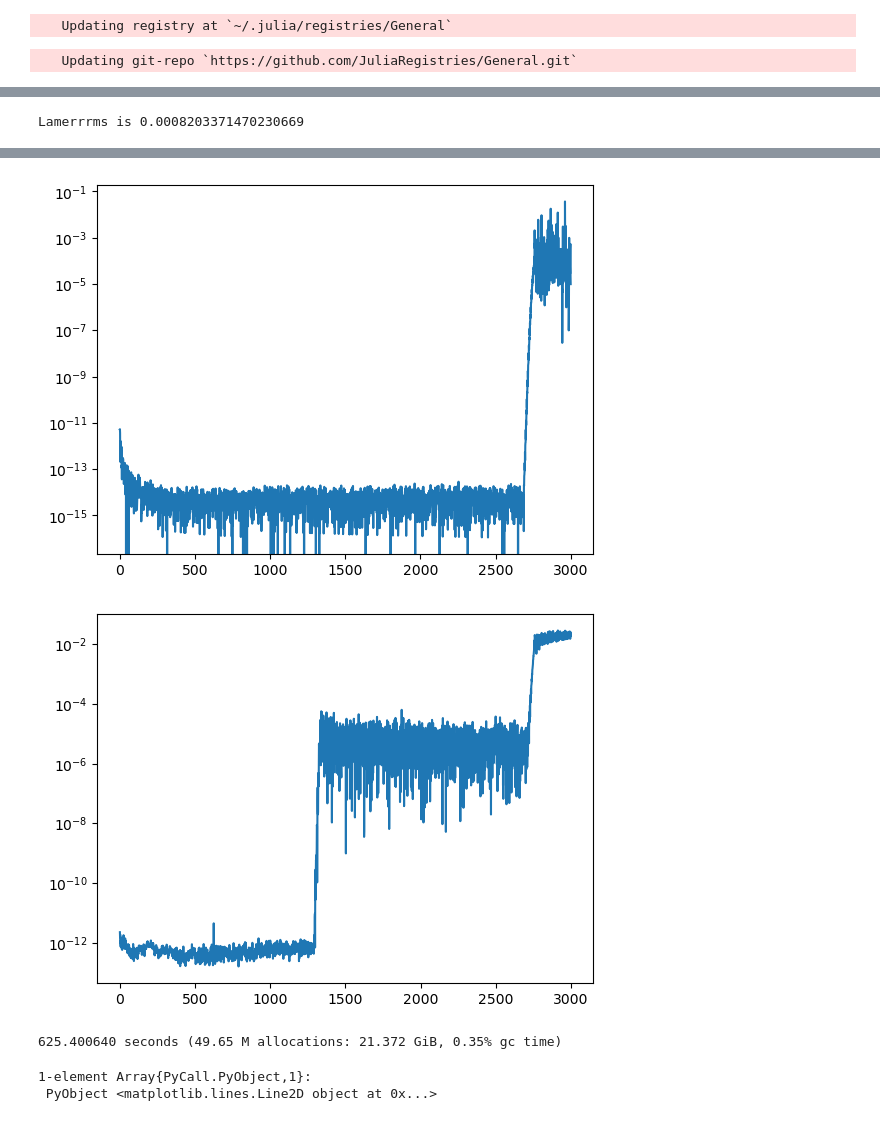
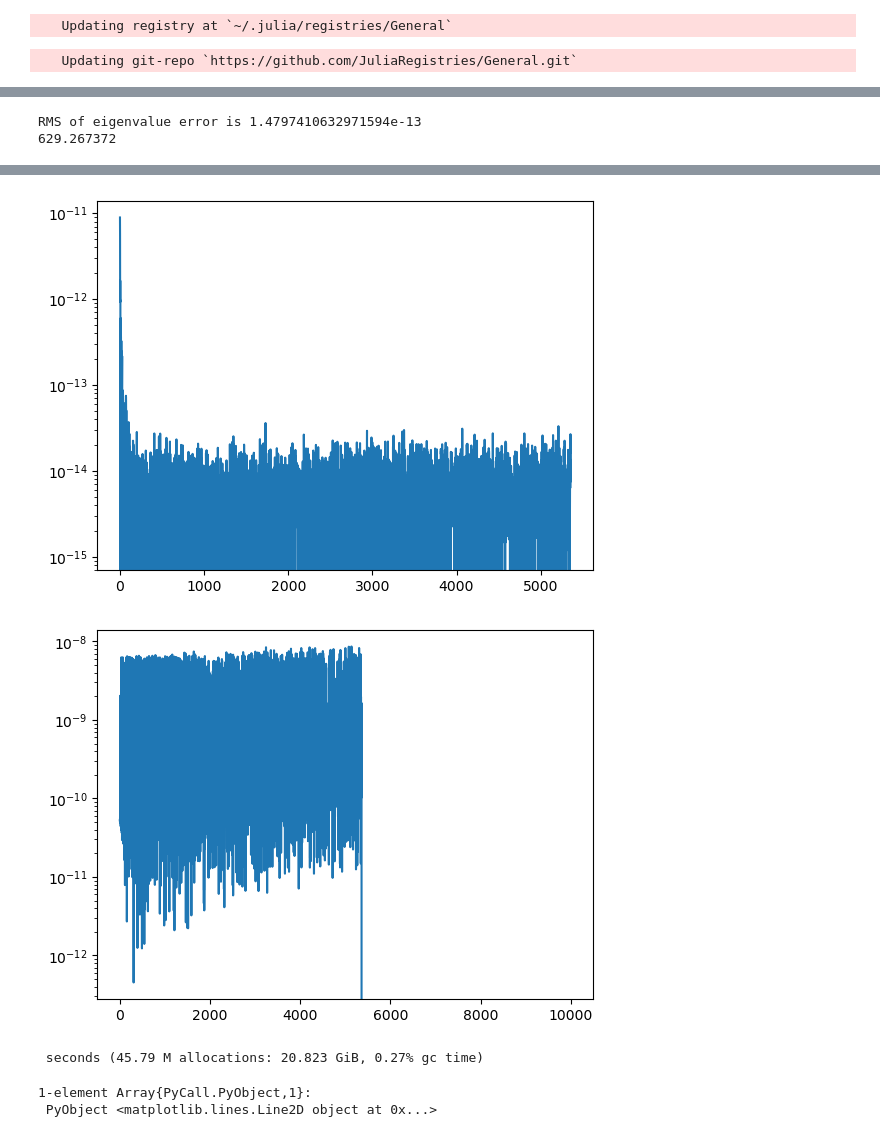
Before and after one commit to fusion809/julia-scripts, a Jupyter notebook: SLE/Airy-SLE.ipynb, the cells around one changed output, grey strips where cells are left out. Drawn from its saved outputs; the diff is of its cells as text; code cells hidden in the pictures.

```diff
--- a/SLE/Airy-SLE.ipynb
+++ b/SLE/Airy-SLE.ipynb
@@ -1,5 +5,5 @@
 # %%
-@time include("airy-sle-rat.jl")
+@time include("airy-linear.jl")
 # %% [output]
    Updating registry at `~/.julia/registries/General`
    Updating git-repo `https://github.com/JuliaRegistries/General.git`
@@ -23 +25,2 @@
-Lamerrrms is 0.0008203371470230669
+RMS of eigenvalue error is 1.4797410632971594e-13
+629.267372
@@ -25,5 +28,5 @@ Lamerrrms is 0.0008203371470230669
-[figure, old version]
+[figure, new version]
-[figure, old version]
+[figure, new version]
-625.400640 seconds (49.65 M allocations: 21.372 GiB, 0.35% gc time)
+ seconds (45.79 M allocations: 20.823 GiB, 0.27% gc time)
 1-element Array{PyCall.PyObject,1}:
  PyObject <matplotlib.lines.Line2D object at 0x...>
```
Also changed, not shown: parts of 38 cells of this notebook, 4 other files.
